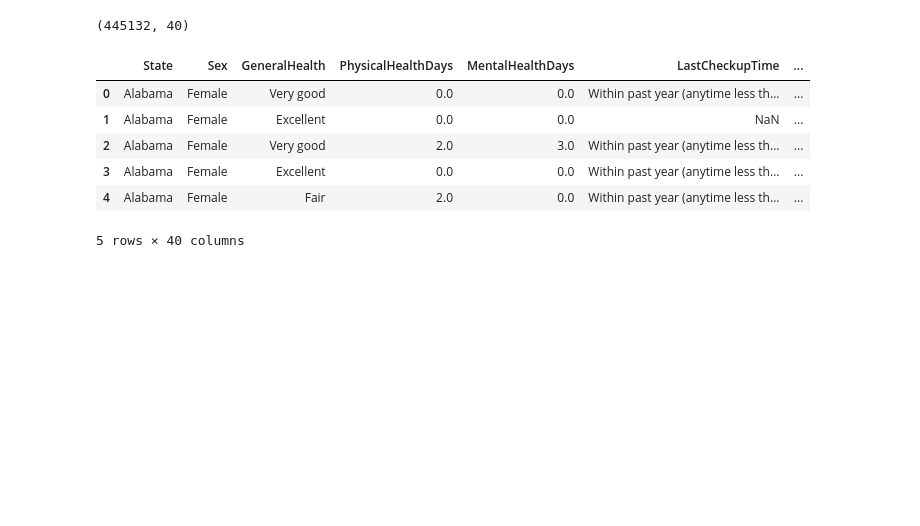
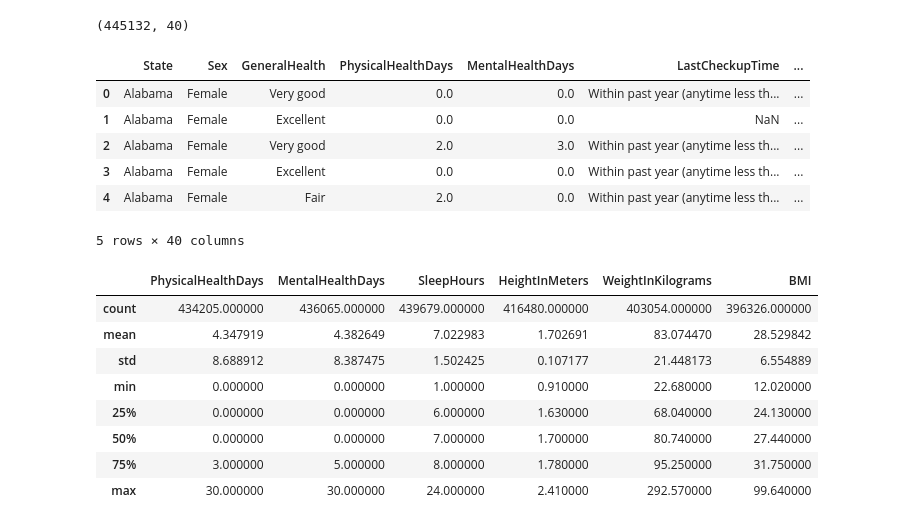
Before and after one commit to JaydenCJH/project_HD, a Jupyter notebook: main.ipynb, the cells around one changed output. Saved outputs shown, nothing was run; the diff lists cells and outputs as text; code cells hidden in the pictures; blank space fills up the shorter version.

```diff
--- a/main.ipynb
+++ b/main.ipynb
@@ -67,0 +67,12 @@ print("hello")
+# %%
+dataset.describe()
+# %% [output]
+|  | PhysicalHealthDays | MentalHealthDays | SleepHours | HeightInMeters | WeightInKilograms | BMI |
+| count | 434205.000000 | 436065.000000 | 439679.000000 | 416480.000000 | 403054.000000 | 396326.000000 |
+| mean | 4.347919 | 4.382649 | 7.022983 | 1.702691 | 83.074470 | 28.529842 |
+| std | 8.688912 | 8.387475 | 1.502425 | 0.107177 | 21.448173 | 6.554889 |
+| min | 0.000000 | 0.000000 | 1.000000 | 0.910000 | 22.680000 | 12.020000 |
+| 25% | 0.000000 | 0.000000 | 6.000000 | 1.630000 | 68.040000 | 24.130000 |
+| 50% | 0.000000 | 0.000000 | 7.000000 | 1.700000 | 80.740000 | 27.440000 |
+| 75% | 3.000000 | 5.000000 | 8.000000 | 1.780000 | 95.250000 | 31.750000 |
+| max | 30.000000 | 30.000000 | 24.000000 | 2.410000 | 292.570000 | 99.640000 |
```
Also changed, not shown: parts of 6 cells of this notebook.
